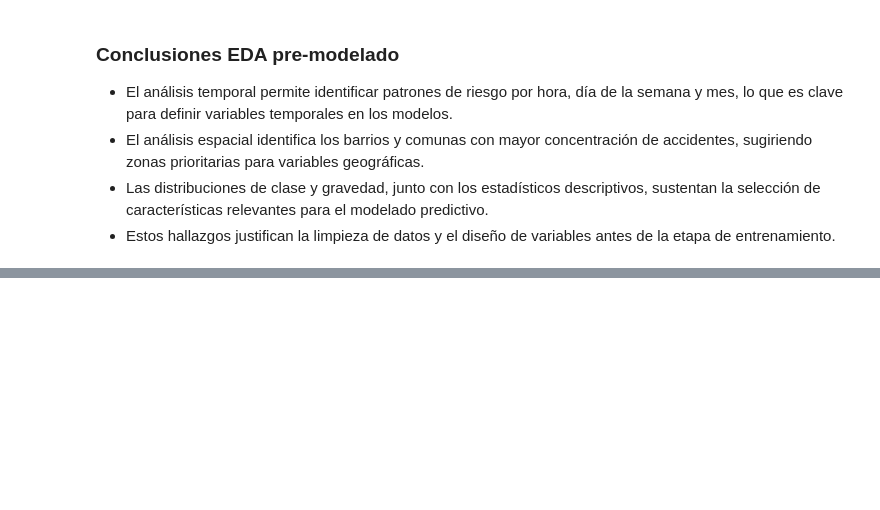
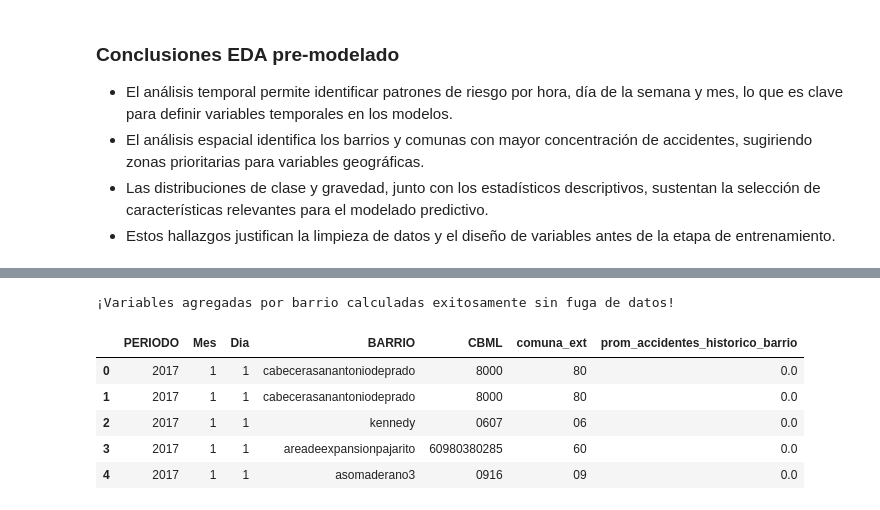
Before and after one commit to juanvilla23/AprendizajeMaquina, a Jupyter notebook: EDA/eda_accidentes_agg.ipynb, the cells around one changed output, grey strips where cells are left out. Saved outputs shown, nothing was run; the diff lists cells and outputs as text; code cells hidden in the pictures; blank space fills up the shorter version.

Commit message:
Add markdown header for data quality and cleaning section; reset execution counts and clean up code, feature engineering implemented

```diff
--- a/EDA/eda_accidentes_agg.ipynb
+++ b/EDA/eda_accidentes_agg.ipynb
@@ -261,0 +319,72 @@ Name: count, dtype: int64
+# %%
+def extraer_comuna_real(cbml):
+    cbml_str = str(cbml).strip().replace('.0', '') # Limpiar formatos de flotantes
+
+    # Caso 1: Códigos cortos de 4 dígitos (ej: '0607' o '607')
+    if len(cbml_str) <= 4:
+        # Rellenamos a 4 caracteres para asegurar que tenga la forma MMBB (Municipio/Barrio o Comuna/Barrio)
+        codigo_fijo = cbml_str.zfill(4)
+        return codigo_fijo[:2]
+
+    # Caso 2: Códigos estándar largos (ej: '60980380285')
+    elif len(cbml_str) >= 10:
+        return cbml_str[:2]
+
+
+df = pd.read_csv('../Datos/Staging/accidentes_staging_enriquecido.csv')
+df['fecha_dt'] = pd.to_datetime(pd.DataFrame({'year': df['PERIODO'], 'month': df['Mes'], 'day': df['Dia']}))
+df = df.sort_values('fecha_dt').reset_index(drop=True)
+
+# Variable A: Comuna (A partir del CBML - Sin peligro de fuga)
+# El CBML suele ser un texto o número largo. Los primeros 2 dígitos son la comuna.
+# Aplicamos la función sobre la columna CBML original
+df['comuna_ext'] = df['CBML'].apply(extraer_comuna_real)
+
+
+# Variable B: Promedio de accidentes históricos por barrio
+# Paso 1: Contar cuántos accidentes ocurrieron por Barrio en cada Fecha
+accidentes_diarios = df.groupby(['fecha_dt', 'BARRIO']).size().reset_index(name='accidentes_del_dia')
+
+# Ordenamos cronológicamente este resumen por barrio
+accidentes_diarios = accidentes_diarios.sort_values('fecha_dt')
+
+# Paso 2: Calcular la suma acumulada de accidentes pasados (Shifted para excluir el día actual)
+# El .shift(1) es el "secreto": asegura que el día de HOY no se cuente en el promedio histórico del pasado
+accidentes_diarios['suma_accidentes_pasados'] = accidentes_diarios.groupby('BARRIO')['accidentes_del_dia'].transform(lambda x: x.cumsum().shift(1)).fillna(0)
+
+# Paso 3: Contar cuántos días han transcurrido históricamente para ese barrio
+accidentes_diarios['dias_transcurridos'] = accidentes_diarios.groupby('BARRIO').cumcount()
+
+# Paso 4: Calcular el promedio acumulado real (Evitando división por cero con np.where)
+accidentes_diarios['prom_accidentes_historico_barrio'] = np.where(
+    accidentes_diarios['dias_transcurridos'] > 0,
+    accidentes_diarios['suma_accidentes_pasados'] / accidentes_diarios['dias_transcurridos'],
+    0 # Si es el primer día que vemos el barrio, el promedio histórico es 0
+)
+
+# Paso 5: Cruzar esta métrica de vuelta a nuestro DataFrame original
+df = pd.merge(
+    df,
+    accidentes_diarios[['fecha_dt', 'BARRIO', 'prom_accidentes_historico_barrio']],
+    on=['fecha_dt', 'BARRIO'],
+    how='left'
+)
+
+# Eliminamos la columna de fecha interna para mantener el staging limpio
+df = df.drop(columns=['fecha_dt'])
+
+# Guardamos en Staging sobreescribiendo el archivo seguro
+df.to_csv('../Datos/Staging/accidentes_staging_enriquecido.csv', index=False, encoding='utf-8')
+
+print("¡Variables agregadas por barrio calculadas exitosamente sin fuga de datos!")
+# %% [output]
+¡Variables agregadas por barrio calculadas exitosamente sin fuga de datos!
+# %%
+df[['PERIODO', 'Mes', 'Dia', 'BARRIO', 'CBML','comuna_ext', 'prom_accidentes_historico_barrio']].head(5)
+# %% [output]
+|  | PERIODO | Mes | Dia | BARRIO | CBML | comuna_ext | prom_accidentes_historico_barrio |
+| 0 | 2017 | 1 | 1 | cabecerasanantoniodeprado | 8000 | 80 | 0.0 |
+| 1 | 2017 | 1 | 1 | cabecerasanantoniodeprado | 8000 | 80 | 0.0 |
+| 2 | 2017 | 1 | 1 | kennedy | 0607 | 06 | 0.0 |
+| 3 | 2017 | 1 | 1 | areadeexpansionpajarito | 60980380285 | 60 | 0.0 |
+| 4 | 2017 | 1 | 1 | asomaderano3 | 0916 | 09 | 0.0 |
```
Also changed, not shown: parts of 8 cells of this notebook.
